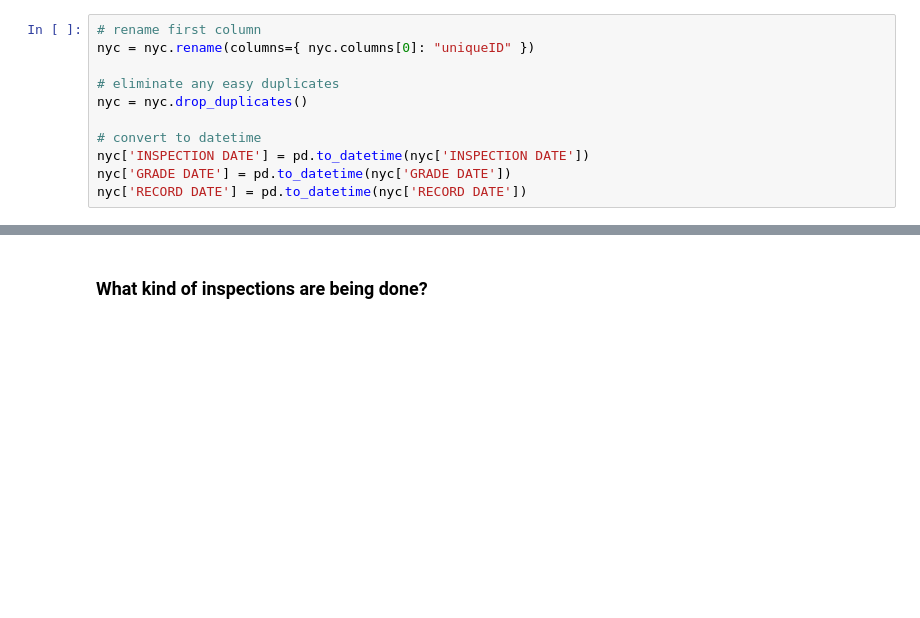
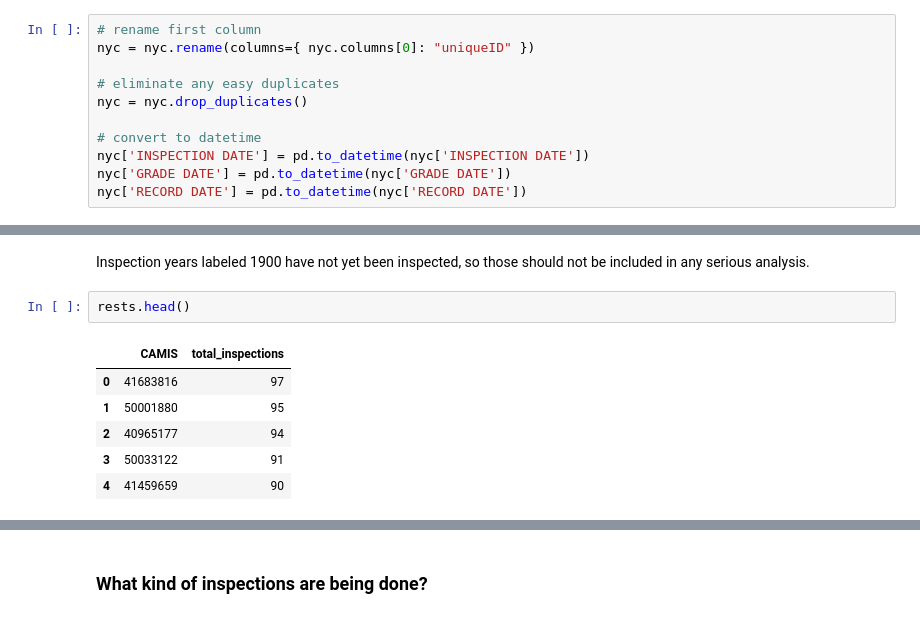
Before and after one commit to mishoptera/nyc_restaurants, a Jupyter notebook: eda_dataset.ipynb, the cells around one changed output, grey strips where cells are left out. Saved outputs shown, nothing was run; the diff lists cells and outputs as text; blank space fills up the shorter version.

```diff
--- a/eda_dataset.ipynb
+++ b/eda_dataset.ipynb
@@ -87,0 +121,11 @@ TypeError: Only valid with DatetimeIndex, TimedeltaIndex or PeriodIndex, but got
+# %% [markdown]
+Inspection years labeled 1900 have not yet been inspected, so those should not be included in any serious analysis.
+# %%
+rests.head()
+# %% [output]
+|  | CAMIS | total_inspections |
+| 0 | 41683816 | 97 |
+| 1 | 50001880 | 95 |
+| 2 | 40965177 | 94 |
+| 3 | 50033122 | 91 |
+| 4 | 41459659 | 90 |
```
Also changed, not shown: parts of 16 cells of this notebook.
